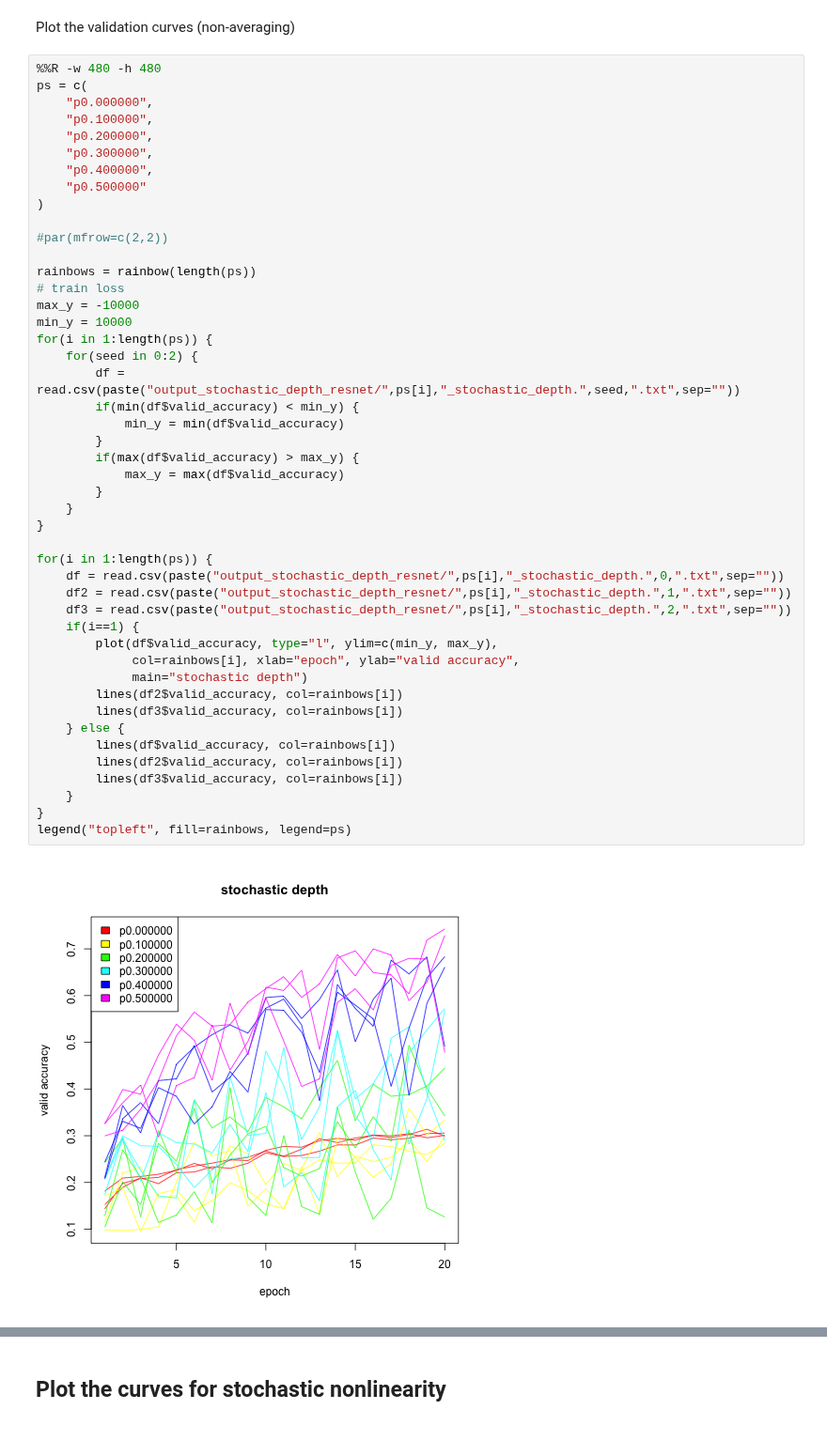
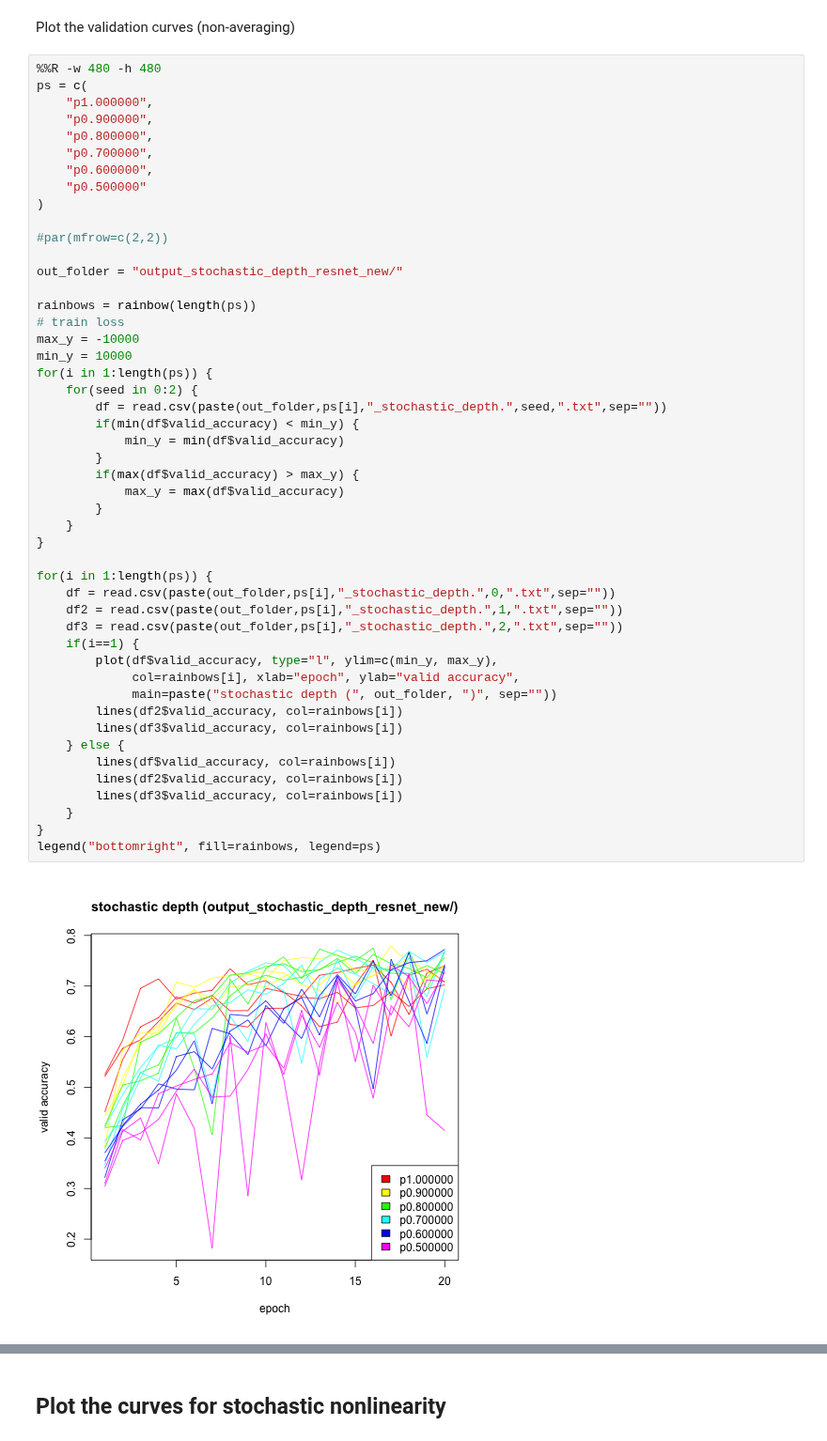
Before and after one commit to christopher-beckham/msc, a Jupyter notebook: experiments/lasagne_additions/stochastic_depth_resnet.ipynb, the cells around one changed output, grey strips where cells are left out. Shown at 94% size. Drawn from its saved outputs; the diff is of its cells as text.

```diff
--- a/experiments/lasagne_additions/stochastic_depth_resnet.ipynb
+++ b/experiments/lasagne_additions/stochastic_depth_resnet.ipynb
@@ -487,51 +556,53 @@ Plot the validation curves (non-averaging)
 # %%
 %%R -w 480 -h 480
 ps = c(
-    "p0.000000",
-    "p0.100000",
-    "p0.200000",
-    "p0.300000",
-    "p0.400000",
+    "p1.000000",
+    "p0.900000",
+    "p0.800000",
+    "p0.700000",
+    "p0.600000",
     "p0.500000"
 )
 
 #par(mfrow=c(2,2))
+
+out_folder = "output_stochastic_depth_resnet_new/"
 
 rainbows = rainbow(length(ps))
 # train loss
 max_y = -10000
 min_y = 10000
 for(i in 1:length(ps)) {
     for(seed in 0:2) {
-        df = read.csv(paste("output_stochastic_depth_resnet/",ps[i],"_stochastic_depth.",seed,".txt",sep=""))
+        df = read.csv(paste(out_folder,ps[i],"_stochastic_depth.",seed,".txt",sep=""))
         if(min(df$valid_accuracy) < min_y) {
             min_y = min(df$valid_accuracy)
         }
         if(max(df$valid_accuracy) > max_y) {
             max_y = max(df$valid_accuracy)
         }
     }
 }
 
 for(i in 1:length(ps)) {
-    df = read.csv(paste("output_stochastic_depth_resnet/",ps[i],"_stochastic_depth.",0,".txt",sep=""))
-    df2 = read.csv(paste("output_stochastic_depth_resnet/",ps[i],"_stochastic_depth.",1,".txt",sep=""))
-    df3 = read.csv(paste("output_stochastic_depth_resnet/",ps[i],"_stochastic_depth.",2,".txt",sep=""))
+    df = read.csv(paste(out_folder,ps[i],"_stochastic_depth.",0,".txt",sep=""))
+    df2 = read.csv(paste(out_folder,ps[i],"_stochastic_depth.",1,".txt",sep=""))
+    df3 = read.csv(paste(out_folder,ps[i],"_stochastic_depth.",2,".txt",sep=""))
     if(i==1) {
         plot(df$valid_accuracy, type="l", ylim=c(min_y, max_y),
              col=rainbows[i], xlab="epoch", ylab="valid accuracy",
-             main="stochastic depth")
+             main=paste("stochastic depth (", out_folder, ")", sep=""))
         lines(df2$valid_accuracy, col=rainbows[i])
         lines(df3$valid_accuracy, col=rainbows[i])
     } else {
         lines(df$valid_accuracy, col=rainbows[i])
         lines(df2$valid_accuracy, col=rainbows[i])
         lines(df3$valid_accuracy, col=rainbows[i])
     }
 }
-legend("topleft", fill=rainbows, legend=ps)
+legend("bottomright", fill=rainbows, legend=ps)
 # %% [output]
-[figure, old version]
+[figure, new version]
 # %%
 %%R -w 480 -h 480
 ps = c(
```
Also changed, not shown: parts of 14 cells of this notebook, 1 other file.
